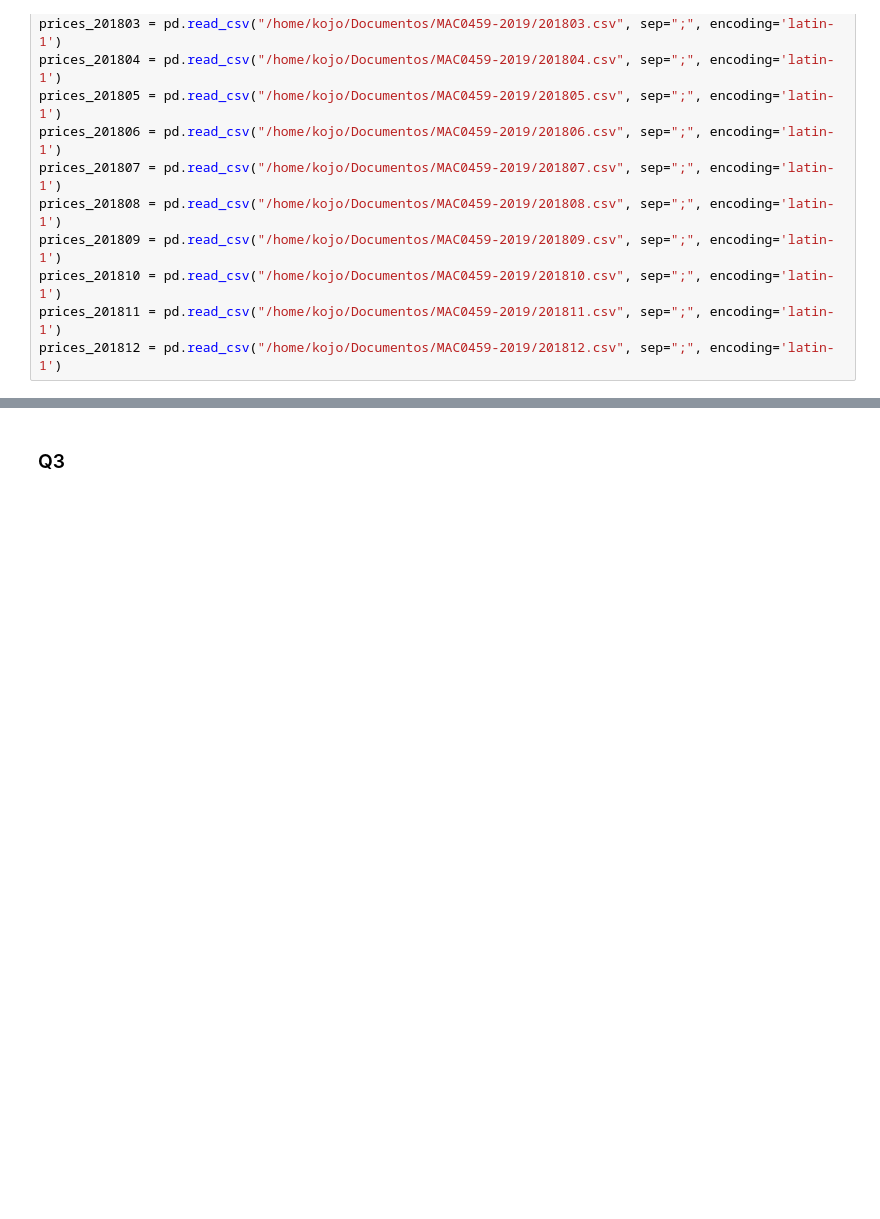
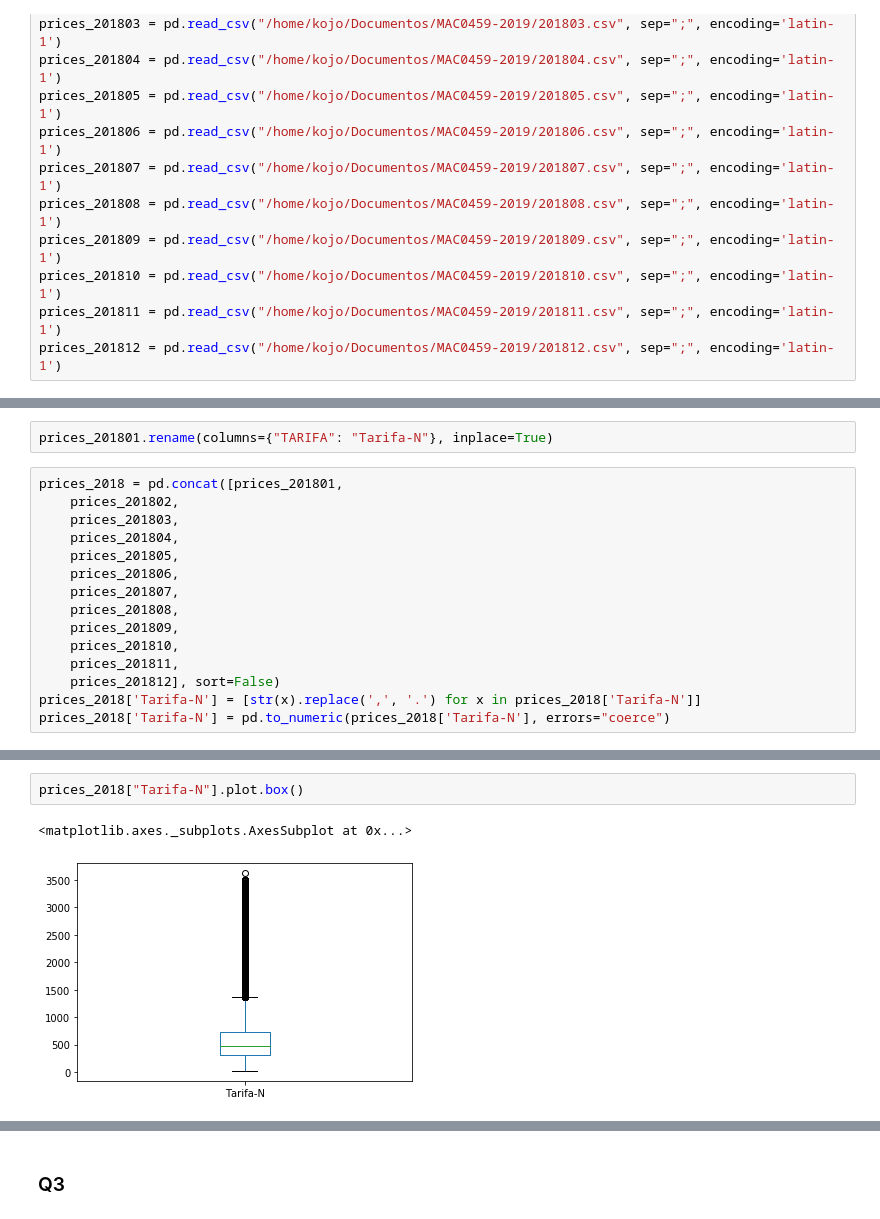
Before and after one commit to ricardokojo/MAC0459-2019, a Jupyter notebook: lista+prova.ipynb, the cells around one changed output, grey strips where cells are left out. Cells and saved outputs as stored; diff of their text form; blank space fills up the shorter version.

```diff
--- a/lista+prova.ipynb
+++ b/lista+prova.ipynb
@@ -549,0 +648,17 @@ prices_201812 = pd.read_csv("/home/kojo/Documentos/MAC0459-2019/201812.csv", sep
+# %%
+prices_201801.rename(columns={"TARIFA": "Tarifa-N"}, inplace=True)
+# %%
+prices_2018 = pd.concat([prices_201801,
+    prices_201802,
+    prices_201803,
+    prices_201804,
+    prices_201805,
+    prices_201806,
+    prices_201807,
+    prices_201808,
+    prices_201809,
+    prices_201810,
+    prices_201811,
+    prices_201812], sort=False)
+prices_2018['Tarifa-N'] = [str(x).replace(',', '.') for x in prices_2018['Tarifa-N']]
+prices_2018['Tarifa-N'] = pd.to_numeric(prices_2018['Tarifa-N'], errors="coerce")
@@ -549,0 +715,5 @@ prices_201812 = pd.read_csv("/home/kojo/Documentos/MAC0459-2019/201812.csv", sep
+# %%
+prices_2018["Tarifa-N"].plot.box()
+# %% [output]
+<matplotlib.axes._subplots.AxesSubplot at 0x...>
+[figure, added]
```
Also changed, not shown: parts of 25 cells of this notebook.
